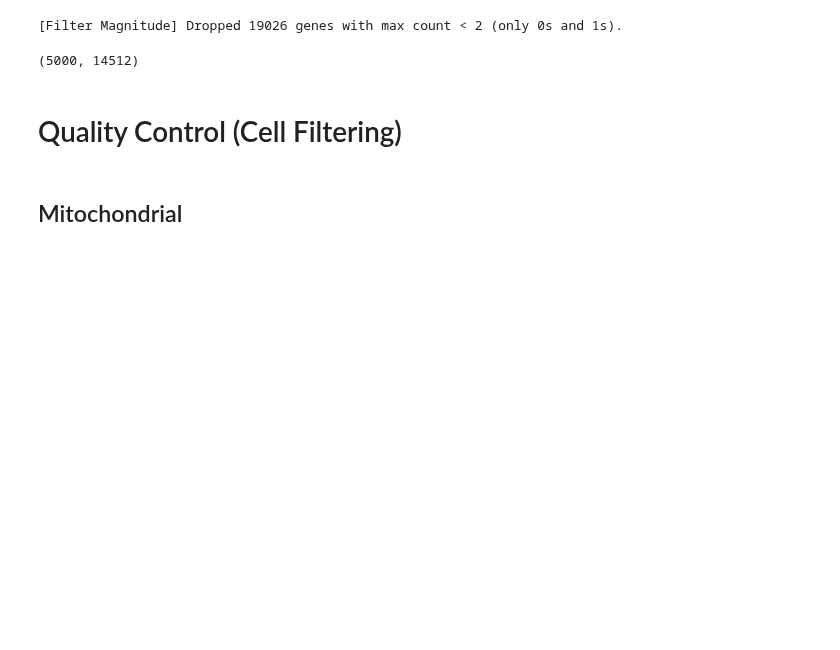
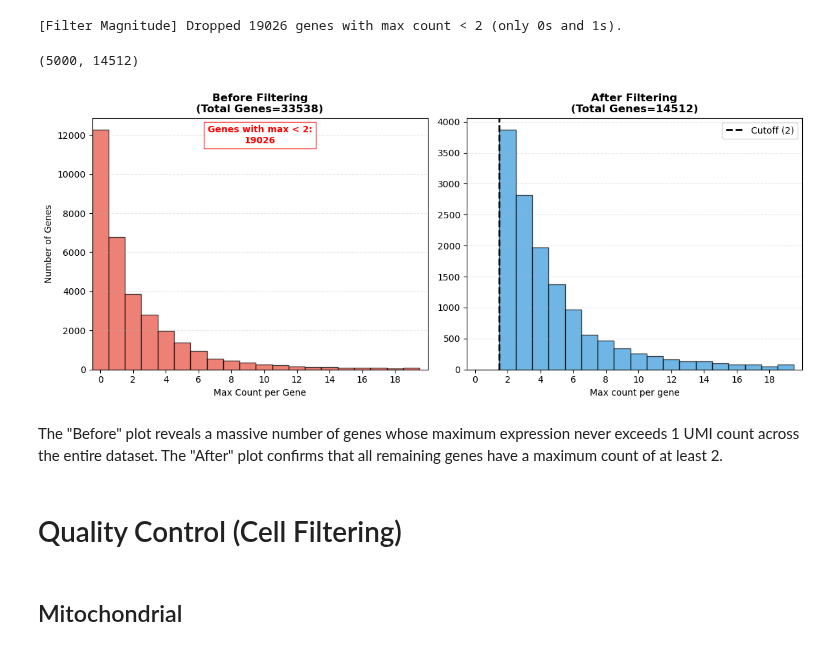
Before and after one commit to ikotsov/Clustering-Benchmarking-scRNAseq, a Jupyter notebook: notebooks/preprocessing_walkthrough.ipynb, the cells around one changed output. Cells and saved outputs as stored; diff of their text form; code cells hidden in the pictures; blank space fills up the shorter version.

Commit message:
Add gene magnitude distribution plot to notebook

```diff
--- a/notebooks/preprocessing_walkthrough.ipynb
+++ b/notebooks/preprocessing_walkthrough.ipynb
@@ -40,6 +40,12 @@ clean_data.shape
 # %% [output]
 [Filter Magnitude] Dropped 19026 genes with max count < 2 (only 0s and 1s).
 (5000, 14512)
+# %%
+plot_gene_magnitude_distribution(raw_data, clean_data)
+# %% [output]
+[figure, added]
+# %% [markdown]
+The "Before" plot reveals a massive number of genes whose maximum expression never exceeds 1 UMI count across the entire dataset. The "After" plot confirms that all remaining genes have a maximum count of at least 2.
 # %% [markdown]
 # Quality Control (Cell Filtering)
 # %% [markdown]
```
Also changed, not shown: parts of 1 cell of this notebook.
